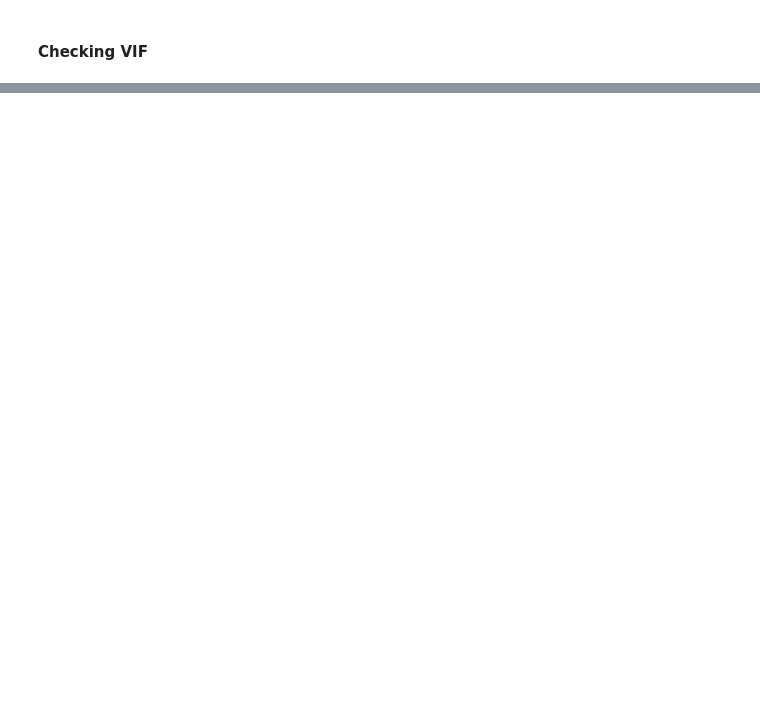
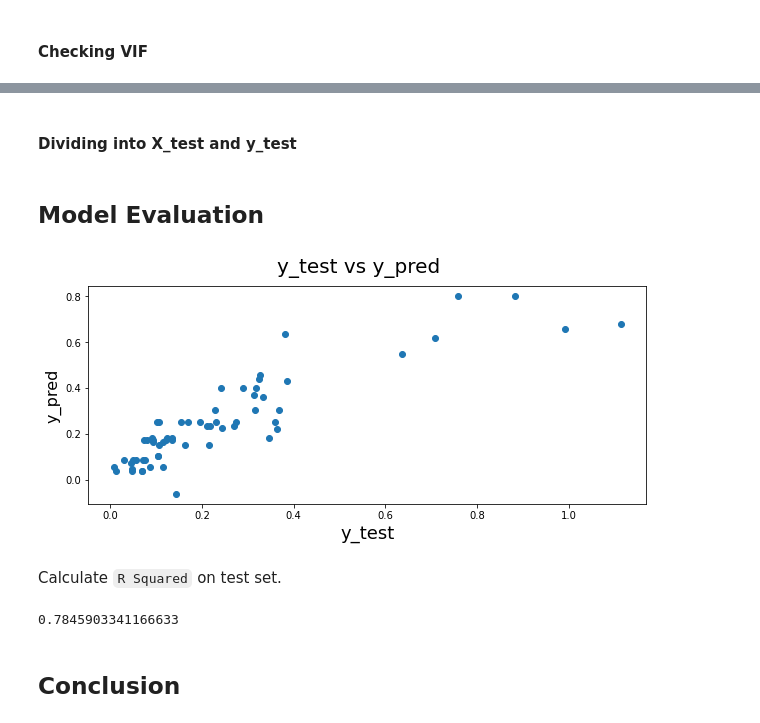
Before and after one commit to RaqeebShaikh12/Car-Price-Prediction-using-Multiple-Linear-Regression, a Jupyter notebook: Car_Price_Prediction_using_Multiple_Linear_Regression.ipynb, the cells around one changed output, grey strips where cells are left out. Cells and saved outputs as stored; diff of their text form; code cells hidden in the pictures; blank space fills up the shorter version.

```diff
--- a/Car_Price_Prediction_using_Multiple_Linear_Regression.ipynb
+++ b/Car_Price_Prediction_using_Multiple_Linear_Regression.ipynb
@@ -350,0 +772,2 @@ We could simply drop the variable with the highest, non-significant `p-value`. A
+# %%
+df_test[num_vars] = scaler.transform(df_test[num_vars])
@@ -350,0 +787,36 @@ We could simply drop the variable with the highest, non-significant `p-value`. A
+# %% [markdown]
+#### Dividing into X_test and y_test
+# %%
+y_test = df_test.pop('price')
+X_test = df_test
+# %%
+# Creating X_test_m6 dataframe by taking only the variables that exist in the final train model i.e, X_train_new_6
+X_test_m_final = X_test[X_train_new_6.columns]
+
+
+# Adding a constant variable
+X_test_m_final = sm.add_constant(X_test_m_final)
+# %%
+# Making predictions
+y_pred = lm.predict(X_test_m_final)
+# %% [markdown]
+## Model Evaluation
+# %%
+# Plotting y_test and y_pred to understand the spread.
+fig = plt.figure(figsize=(10,4))
+plt.scatter(y_test,y_pred)
+fig.suptitle('y_test vs y_pred', fontsize=20)              # Plot heading
+plt.xlabel('y_test', fontsize=18)                          # X-label
+plt.ylabel('y_pred', fontsize=16)                          # y-label
+plt.show()
+# %% [output]
+[figure, added]
+# %% [markdown]
+Calculate `R Squared` on test set.
+# %%
+from sklearn.metrics import r2_score
+r2_score(y_test, y_pred)
+# %% [output]
+0.7845903341166633
+# %% [markdown]
+## Conclusion
```
Also changed, not shown: parts of 71 cells of this notebook.
